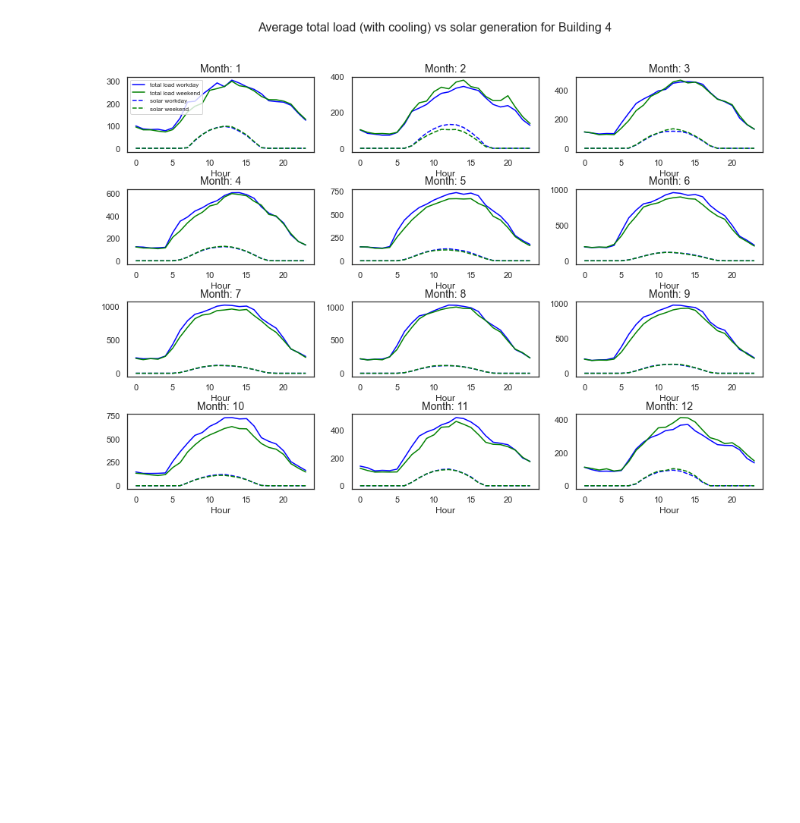
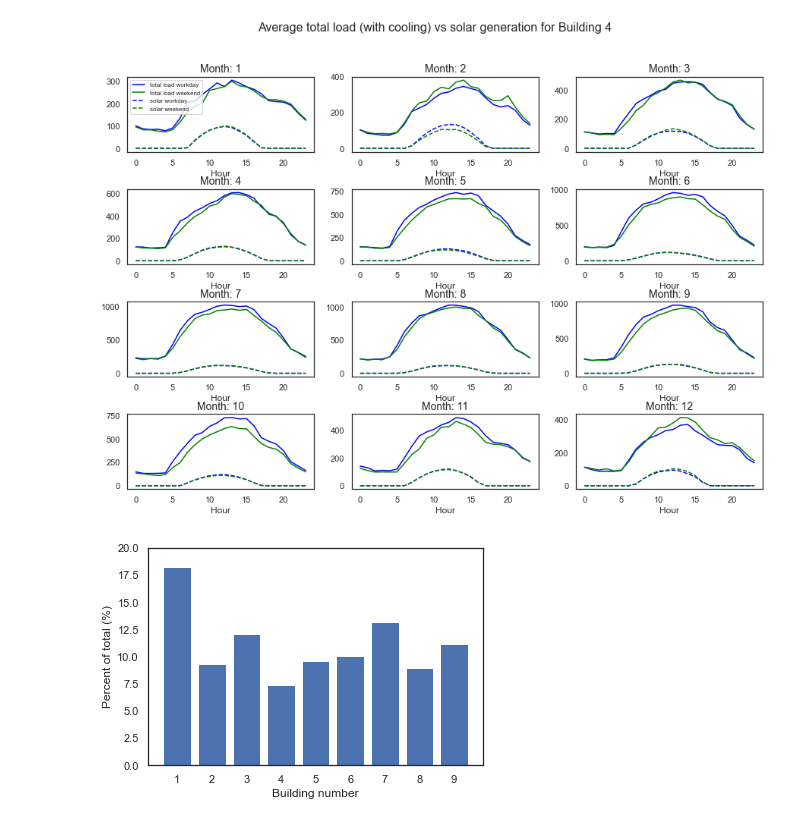
Before and after one commit to erickCantu/TheGreenCitySolutionsGroup, a Jupyter notebook: notebooks/EDA_data_visualization.ipynb, the cells around one changed output. Cells and saved outputs as stored; diff of their text form; code cells hidden in the pictures; blank space fills up the shorter version.

```diff
--- a/notebooks/EDA_data_visualization.ipynb
+++ b/notebooks/EDA_data_visualization.ipynb
@@ -730,3 +730,19 @@ plt.subplots_adjust(hspace=0.5)
 plt.show()
 # %% [output]
 [figure]
+# %%
+total_demand = []
+for building_nr in range(1,10):
+    df = pd.read_csv(f"../data/preprocessed/Building_{building_nr}.csv").astype({'datetime': 'datetime64'}).set_index('datetime')
+    total_demand.append(df['net_load_kW'].sum())
+
+df = pd.read_csv(f"../data/preprocessed/Agg_buildings.csv").astype({'datetime': 'datetime64'}).set_index('datetime')
+total_all = df['net_load_kW'].sum()
+plt.bar(x=[1,2,3,4,5,6,7,8,9], height=(total_demand/total_all)*100.0)
+plt.xticks([1,2,3,4,5,6,7,8,9],[1,2,3,4,5,6,7,8,9])
+plt.xlabel('Building number')
+plt.ylabel('Percent of total (%)')
+plt.ylim(0,20)
+plt.show()
+# %% [output]
+[figure, added]
```
Also changed, not shown: parts of 10 cells of this notebook, 5 other files.
